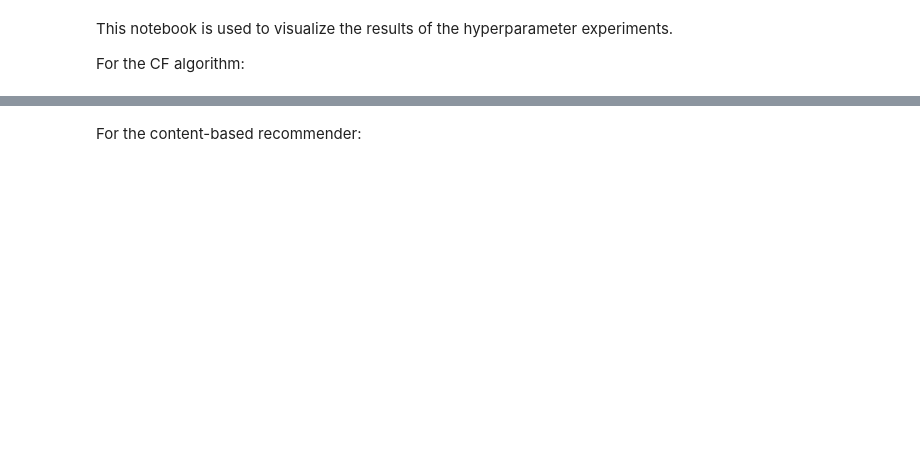
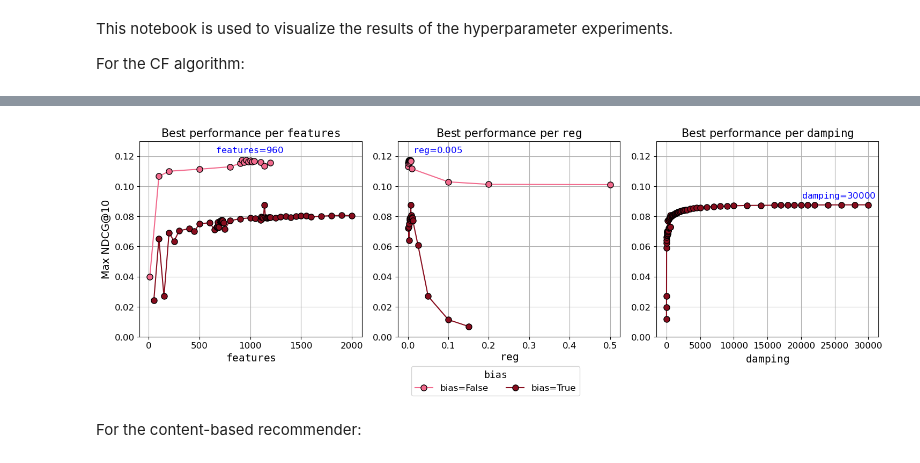
Before and after one commit to SebWae/dr-podcast-recsys-bsc-project, a Jupyter notebook: eda/experiments_viz.ipynb, the cells around one changed output, grey strips where cells are left out. Cells and saved outputs as stored; diff of their text form; code cells hidden in the pictures; blank space fills up the shorter version.

Commit message:
one joint line graph for cf experiments

```diff
--- a/eda/experiments_viz.ipynb
+++ b/eda/experiments_viz.ipynb
@@ -90,2 +19,66 @@ plt.show()
+# %%
+# loading CF experiments results
+cf_exp_df = pd.read_csv("../" + EXPERIMENTS_CF_PATH, header=0)
+
+# adding bias column to cf_exp_df
+cf_exp_df["bias"] = cf_exp_df["damping"] != "-"
+
+# initializing subplot
+nrows, ncols = 1, 3
+fig, axes = plt.subplots(nrows, ncols, figsize=(15, 5))
+
+groupby_cols = ["features", "reg", "damping"]
+color_map = {
+    True: "#880d1e",
+    False: "#f26a8d"
+}
+
+for i, col in enumerate(groupby_cols):
+    if col == "damping":
+        cf_exp_df = cf_exp_df[cf_exp_df["damping"] != "-"]
+        cf_exp_df["damping"] = cf_exp_df["damping"].astype(int)
+    grouped = cf_exp_df.groupby([col, "bias"])["ndcg@10"].max().reset_index()
+
+    for bias in grouped["bias"].unique():
+        subset = grouped[grouped["bias"] == bias]
+        color = color_map[bias]
+        axes[i].plot(subset[col], subset["ndcg@10"], marker='o', label=bias, c=color, markeredgecolor="black", markersize=8)
+
+    col_code = rf"$\mathtt{{{col}}}$"
+    axes[i].set_title(f"Best performance per {col_code}", fontsize=15)
+    axes[i].set_xlabel(f"{col_code}", fontsize=14)
+    axes[i].grid(True)
+    axes[i].set_ylim(0, 0.13)
+    axes[i].tick_params(axis='x', labelsize=12)
+    axes[i].tick_params(axis='y', labelsize=12)
+
+    # Add annotation for the best point
+    best_idx = grouped["ndcg@10"].idxmax()
+    best_x = grouped.loc[best_idx, col]
+    best_y = grouped.loc[best_idx, "ndcg@10"]
+    axes[i].annotate(f"{col_code}={best_x}",
+                     (best_x*0.65, best_y*1.02),
+                     textcoords="offset points",
+                     xytext=(5, 5),
+                     ha='left', fontsize=12, color="blue"
+                     )
+
+    if i == 0:
+        axes[i].set_ylabel("Max NDCG@10", fontsize=14)
+
+# adding legend
+handles, labels = axes[0].get_legend_handles_labels()
+fig.legend(handles, ['bias=False', 'bias=True'],
+           title=r"$\mathtt{bias}$",
+           loc='lower center',
+           ncol=2,
+           fontsize=12,
+           title_fontsize=13,
+           bbox_to_anchor=(0.5, -0.05))
+
+plt.tight_layout(rect=[0, 0.05, 1, 1])
+plt.show()
+# %% [output]
+[figure, added]
 # %% [markdown]
 For the content-based recommender:
```
Also changed, not shown: parts of 4 cells of this notebook.
